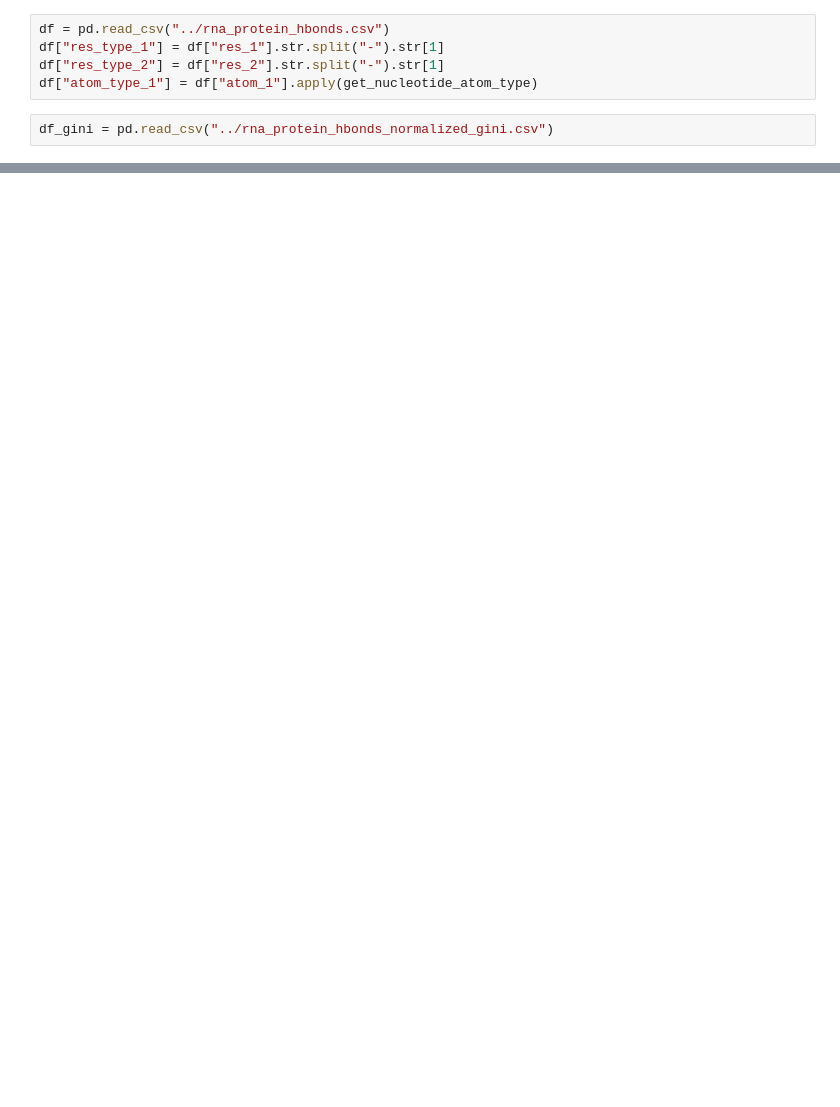
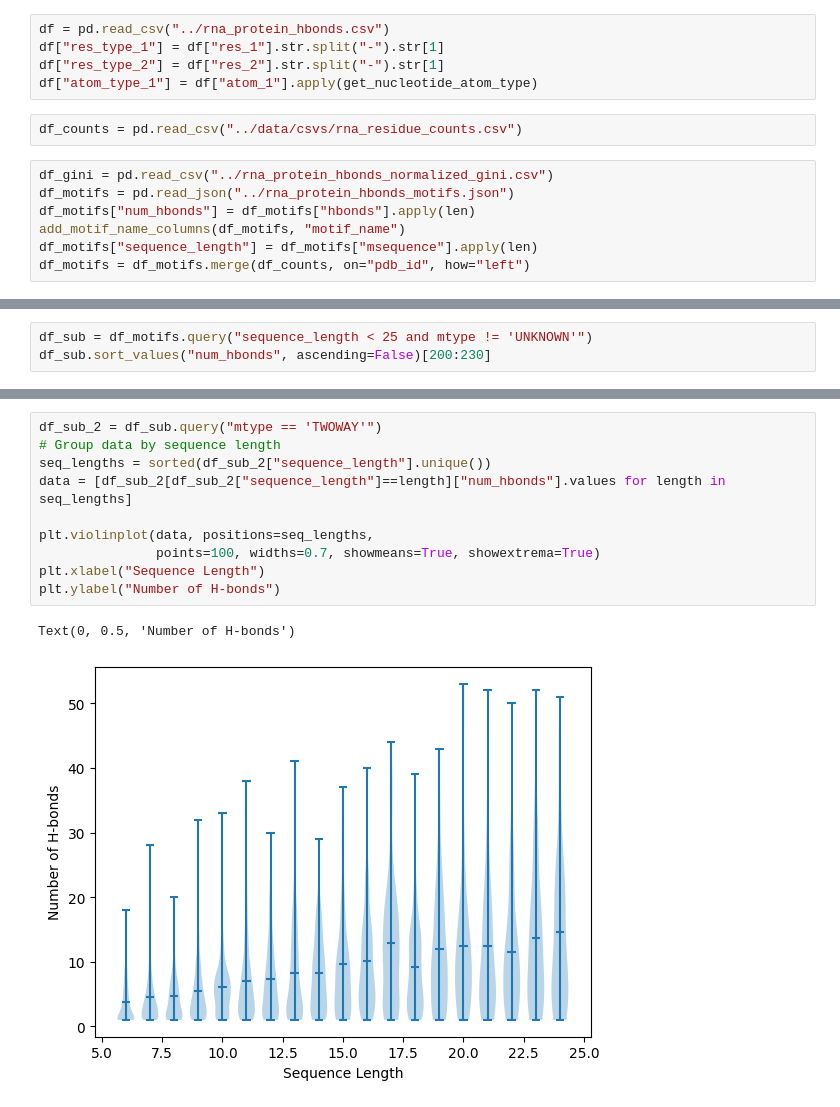
Before and after one commit to YesselmanLab/rna_motif_library, a Jupyter notebook: notebooks/rna_protein.ipynb, the cells around one changed output, grey strips where cells are left out. Saved outputs shown, nothing was run; the diff lists cells and outputs as text; blank space fills up the shorter version.

```diff
--- a/notebooks/rna_protein.ipynb
+++ b/notebooks/rna_protein.ipynb
@@ -9,4 +10,11 @@ df["res_type_1"] = df["res_1"].str.split("-").str[1]
 df["res_type_2"] = df["res_2"].str.split("-").str[1]
 df["atom_type_1"] = df["atom_1"].apply(get_nucleotide_atom_type)
 # %%
-df_gini = pd.read_csv("../rna_protein_hbonds_normalized_gini.csv")
+df_counts = pd.read_csv("../data/csvs/rna_residue_counts.csv")
+# %%
+df_gini = pd.read_csv("../rna_protein_hbonds_normalized_gini.csv")
+df_motifs = pd.read_json("../rna_protein_hbonds_motifs.json")
+df_motifs["num_hbonds"] = df_motifs["hbonds"].apply(len)
+add_motif_name_columns(df_motifs, "motif_name")
+df_motifs["sequence_length"] = df_motifs["msequence"].apply(len)
+df_motifs = df_motifs.merge(df_counts, on="pdb_id", how="left")
@@ -117,0 +170,3 @@ for i, atom_type in enumerate(["base", "sugar", "phos"]):
+# %%
+df_sub = df_motifs.query("sequence_length < 25 and mtype != 'UNKNOWN'")
+df_sub.sort_values("num_hbonds", ascending=False)[200:230]
@@ -117,0 +191,13 @@ for i, atom_type in enumerate(["base", "sugar", "phos"]):
+# %%
+df_sub_2 = df_sub.query("mtype == 'TWOWAY'")
+# Group data by sequence length
+seq_lengths = sorted(df_sub_2["sequence_length"].unique())
+data = [df_sub_2[df_sub_2["sequence_length"]==length]["num_hbonds"].values for length in seq_lengths]
+
+plt.violinplot(data, positions=seq_lengths,
+               points=100, widths=0.7, showmeans=True, showextrema=True)
+plt.xlabel("Sequence Length")
+plt.ylabel("Number of H-bonds")
+# %% [output]
+Text(0, 0.5, 'Number of H-bonds')
+[figure, added]
```
Also changed, not shown: parts of 15 cells of this notebook, 8 other files.
